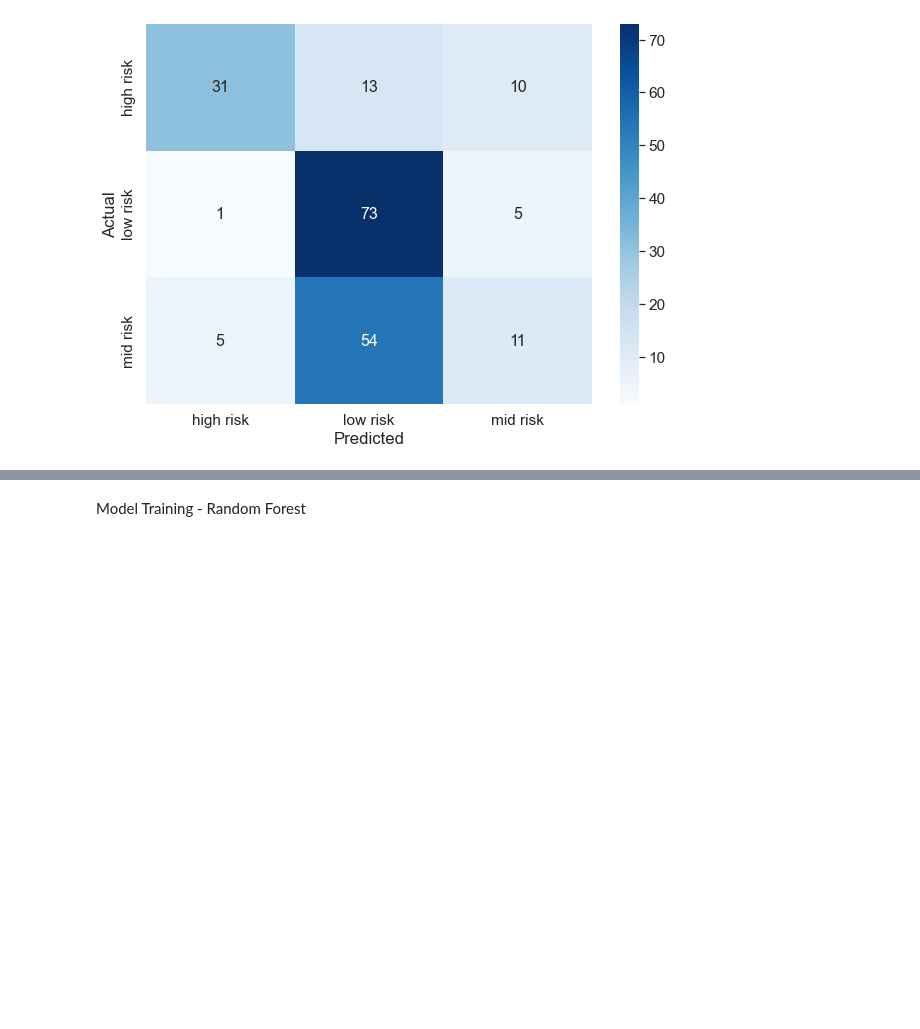
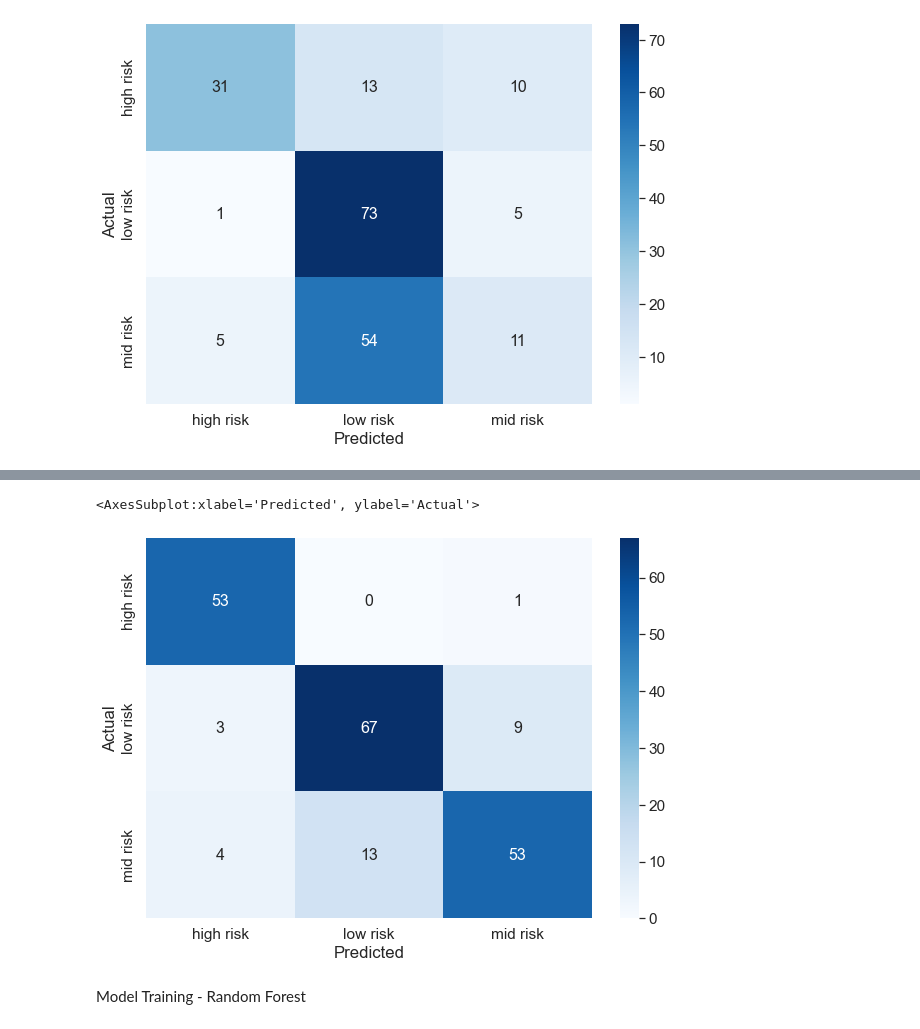
Before and after one commit to striver03/maternal-health-risk-predictor, a Jupyter notebook: ML Model/code.ipynb, the cells around one changed output, grey strips where cells are left out. Saved outputs shown, nothing was run; the diff lists cells and outputs as text; code cells hidden in the pictures; blank space fills up the shorter version.

```diff
--- a/ML Model/code.ipynb
+++ b/ML Model/code.ipynb
@@ -212,3 +243,14 @@ sns.heatmap(df_cm, cmap="Blues", annot=True,annot_kws={"size": 16})
+# %%
+data = confusion_matrix(Y_test,dt_y_pred)
+df_cm = pd.DataFrame(data, columns=np.unique(Y_test), index = np.unique(Y_test))
+df_cm.index.name = 'Actual'
+df_cm.columns.name = 'Predicted'
+plt.figure(figsize = (10,7))
+sns.set(font_scale=1.4)
+sns.heatmap(df_cm, cmap="Blues", annot=True,annot_kws={"size": 16})
+# %% [output]
+<AxesSubplot:xlabel='Predicted', ylabel='Actual'>
+[figure, added]
 # %% [markdown]
 Model Training - Random Forest
 # %%
```
Also changed, not shown: parts of 14 cells of this notebook, 8 other files.
